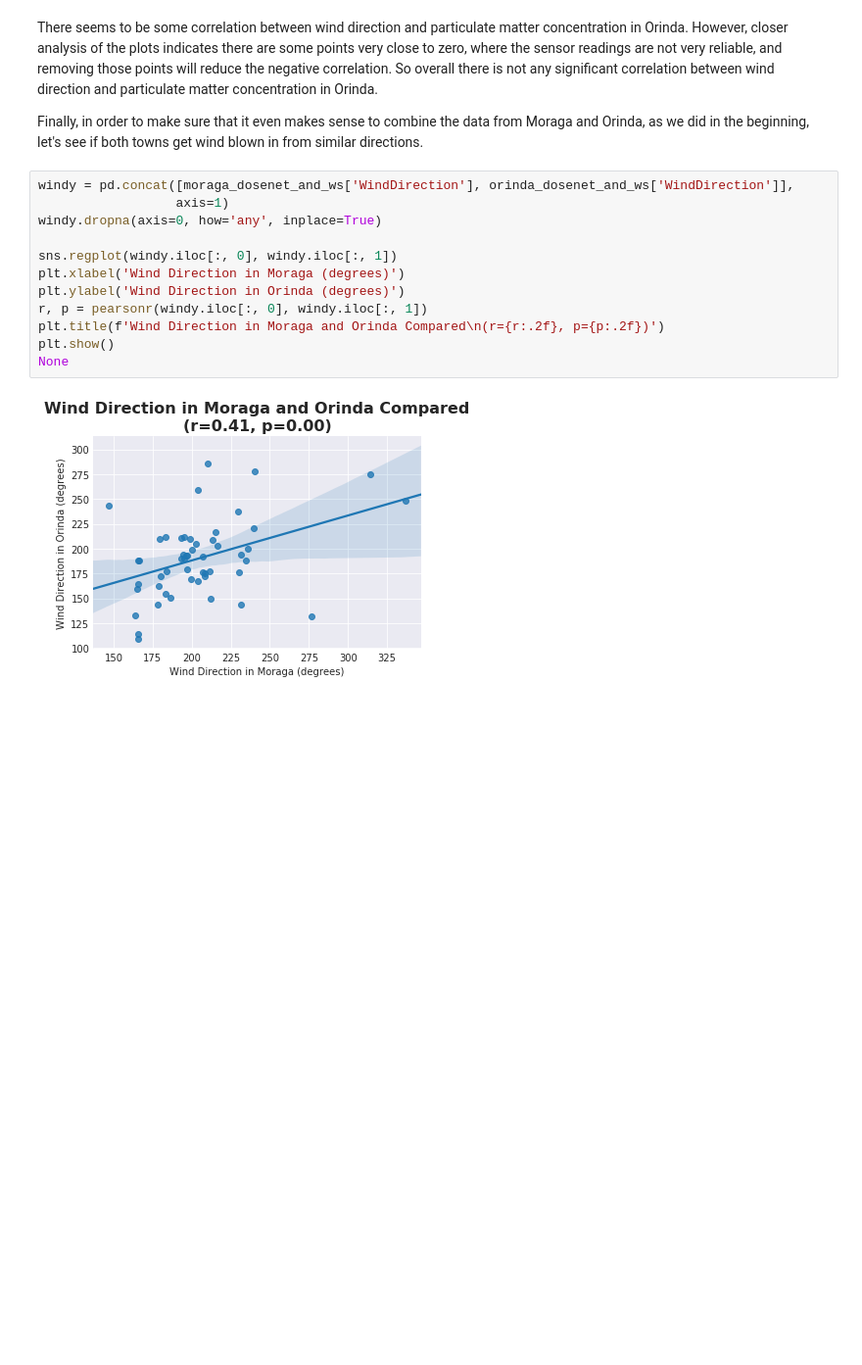
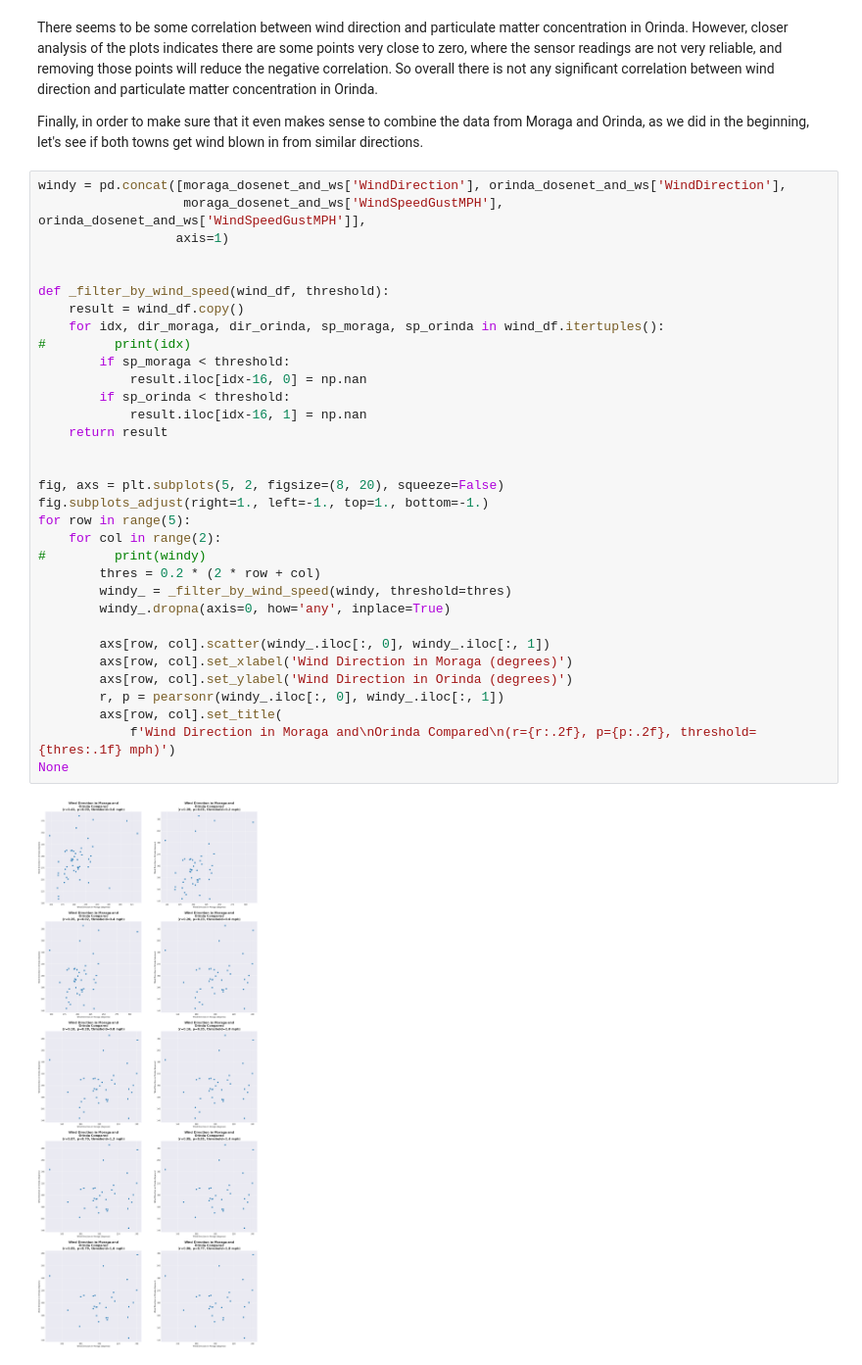
Before and after one commit to alihanks/dosenet-analysis, a Jupyter notebook: goleta_fire_pt2.ipynb, the cells around one changed output. Shown at 98% size. Drawn from its saved outputs; the diff is of its cells as text; blank space fills up the shorter version.

```diff
--- a/goleta_fire_pt2.ipynb
+++ b/goleta_fire_pt2.ipynb
@@ -349,17 +349,38 @@ There seems to be some correlation between wind direction and particulate matter
 
 Finally, in order to make sure that it even makes sense to combine the data from Moraga and Orinda, as we did in the beginning, let's see if both towns get wind blown in from similar directions.
 # %%
-windy = pd.concat([moraga_dosenet_and_ws['WindDirection'], orinda_dosenet_and_ws['WindDirection']],
+windy = pd.concat([moraga_dosenet_and_ws['WindDirection'], orinda_dosenet_and_ws['WindDirection'],
+                   moraga_dosenet_and_ws['WindSpeedGustMPH'], orinda_dosenet_and_ws['WindSpeedGustMPH']],
                   axis=1)
-windy.dropna(axis=0, how='any', inplace=True)
 
-sns.regplot(windy.iloc[:, 0], windy.iloc[:, 1])
-plt.xlabel('Wind Direction in Moraga (degrees)')
-plt.ylabel('Wind Direction in Orinda (degrees)')
-r, p = pearsonr(windy.iloc[:, 0], windy.iloc[:, 1])
-plt.title(f'Wind Direction in Moraga and Orinda Compared\n(r={r:.2f}, p={p:.2f})')
-plt.show()
+
+def _filter_by_wind_speed(wind_df, threshold):
+    result = wind_df.copy()
+    for idx, dir_moraga, dir_orinda, sp_moraga, sp_orinda in wind_df.itertuples():
+#         print(idx)
+        if sp_moraga < threshold:
+            result.iloc[idx-16, 0] = np.nan
+        if sp_orinda < threshold:
+            result.iloc[idx-16, 1] = np.nan
+    return result
+
+
+fig, axs = plt.subplots(5, 2, figsize=(8, 20), squeeze=False)
+fig.subplots_adjust(right=1., left=-1., top=1., bottom=-1.)
+for row in range(5):
+    for col in range(2):
+#         print(windy)
+        thres = 0.2 * (2 * row + col)
+        windy_ = _filter_by_wind_speed(windy, threshold=thres)
+        windy_.dropna(axis=0, how='any', inplace=True)
+
+        axs[row, col].scatter(windy_.iloc[:, 0], windy_.iloc[:, 1])
+        axs[row, col].set_xlabel('Wind Direction in Moraga (degrees)')
+        axs[row, col].set_ylabel('Wind Direction in Orinda (degrees)')
+        r, p = pearsonr(windy_.iloc[:, 0], windy_.iloc[:, 1])
+        axs[row, col].set_title(
+            f'Wind Direction in Moraga and\nOrinda Compared\n(r={r:.2f}, p={p:.2f}, threshold={thres:.1f} mph)')
 None
 # %% [output]
-[figure, old version]
+[figure, new version]
 # %% [markdown]
```
Also changed, not shown: parts of 1 cell of this notebook, 2 other files.
